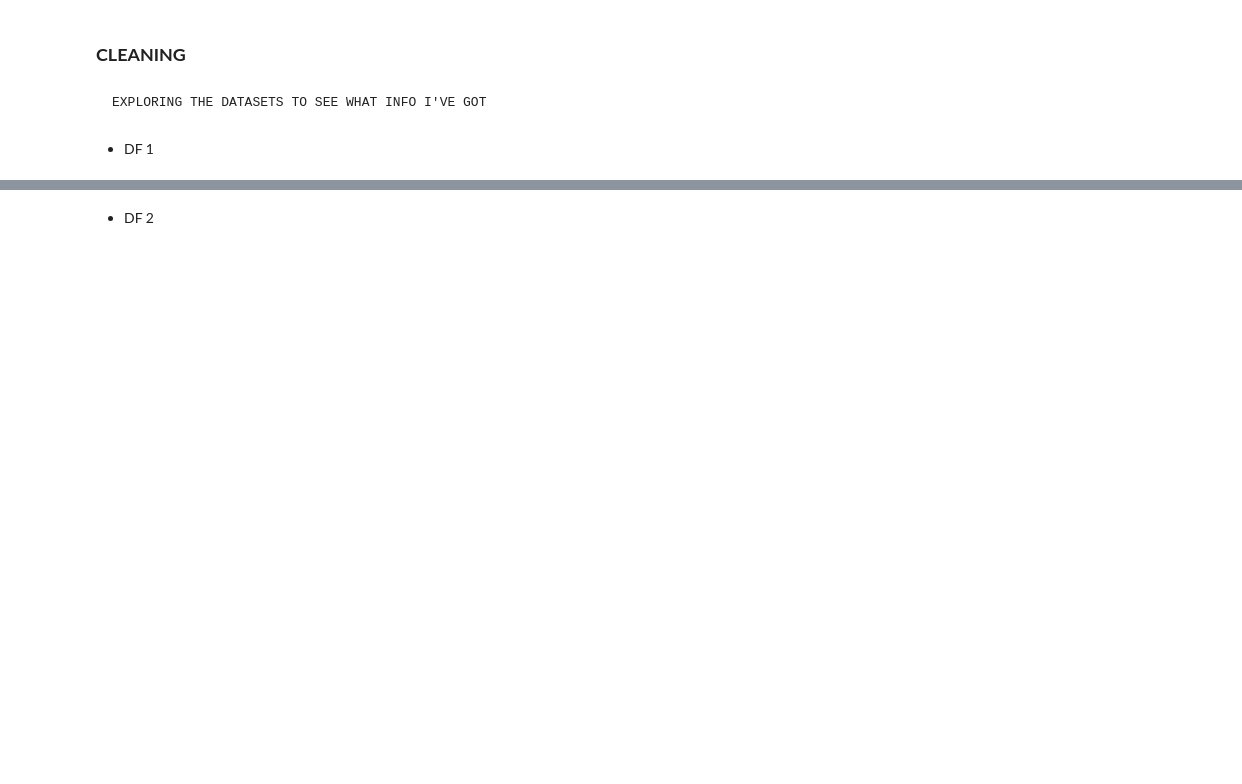
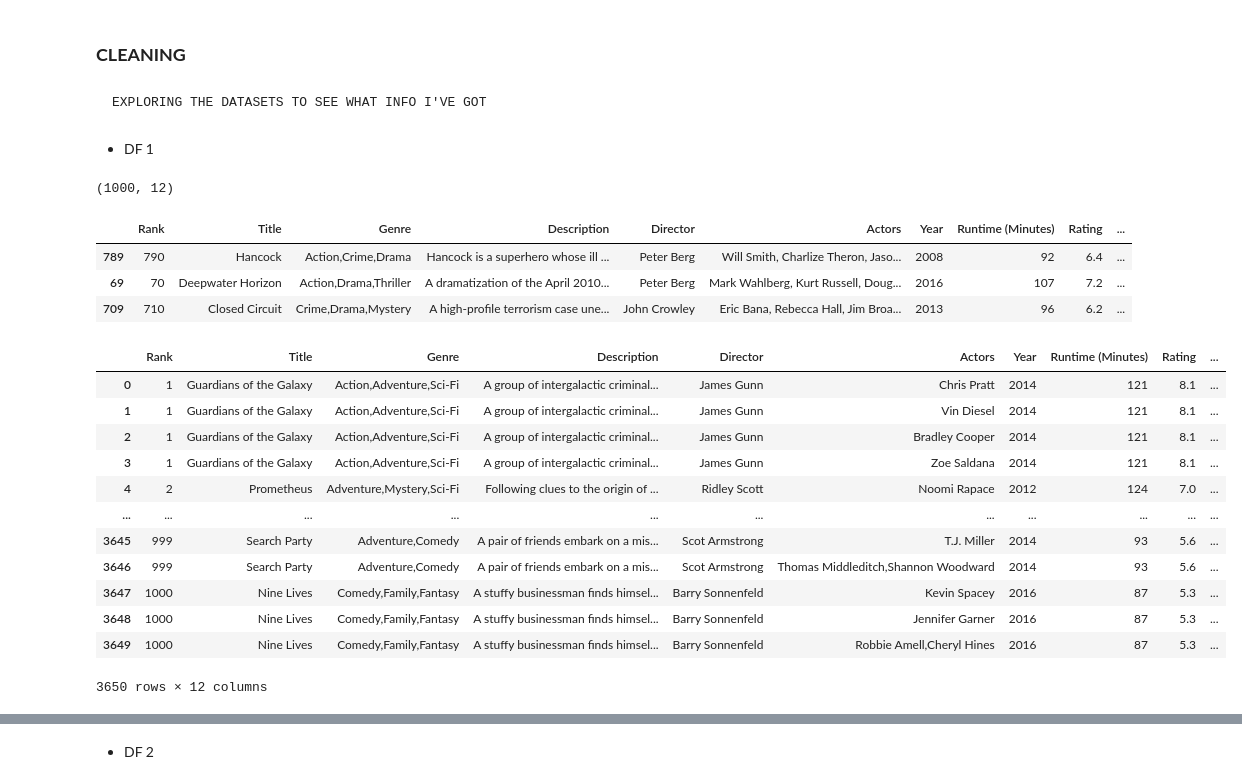
Before and after one commit to emmacunill/Actresses-and-some-Actors, a Jupyter notebook: notebooks/cleaning.ipynb, the cells around one changed output, grey strips where cells are left out. Saved outputs shown, nothing was run; the diff lists cells and outputs as text; code cells hidden in the pictures; blank space fills up the shorter version.

Commit message:
Got dataframes 1-4

```diff
--- a/notebooks/cleaning.ipynb
+++ b/notebooks/cleaning.ipynb
@@ -5,12 +5,54 @@ import pandas as pd
 # %% [markdown]
     EXPLORING THE DATASETS TO SEE WHAT INFO I'VE GOT
 # %%
-df_1 = pd.read_csv("../posibles_datasets/IMDB-Movie-Data.csv")
-df_2 = pd.read_csv("../posibles_datasets/Top 100 Greatest Hollywood Actors of All Time.csv")
-df_3 = pd.read_csv("../posibles_datasets/amazon_prime_titles.csv")
-df_4 = pd.read_csv("../posibles_datasets/database.csv")
-df_5 = pd.read_csv("../posibles_datasets/hulu_titles.csv")
+imdb = pd.read_csv("../posibles_datasets/IMDB-Movie-Data.csv")
+best_act = pd.read_csv("../posibles_datasets/Top 100 Greatest Hollywood Actors of All Time.csv")
+amazon = pd.read_csv("../posibles_datasets/amazon_prime_titles.csv")
+award = pd.read_csv("../posibles_datasets/database.csv")
+hulu = pd.read_csv("../posibles_datasets/hulu_titles.csv")
 df_6 = pd.read_csv("../posibles_datasets/imdb_top_1000.csv")
-df_7 = pd.read_csv("../posibles_datasets/netflix_titles.csv")
+netflix = pd.read_csv("../posibles_datasets/netflix_titles.csv")
 # %% [markdown]
 - DF 1
+# %%
+imdb.shape
+# %% [output]
+(1000, 12)
+# %%
+imdb.sample(3)
+# %% [output]
+|  | Rank | Title | Genre | Description | Director | Actors | Year | Runtime (Minutes) | Rating | ... |
+| 789 | 790 | Hancock | Action,Crime,Drama | Hancock is a superhero whose ill ... | Peter Berg | Will Smith, Charlize Theron, Jaso... | 2008 | 92 | 6.4 | ... |
+| 69 | 70 | Deepwater Horizon | Action,Drama,Thriller | A dramatization of the April 2010... | Peter Berg | Mark Wahlberg, Kurt Russell, Doug... | 2016 | 107 | 7.2 | ... |
+| 709 | 710 | Closed Circuit | Crime,Drama,Mystery | A high-profile terrorism case une... | John Crowley | Eric Bana, Rebecca Hall, Jim Broa... | 2013 | 96 | 6.2 | ... |
+# %%
+def lists_into_rows(df,columname):
+
+    ''' Function to create a row with duplicate information for every item on a list in every row for a column.
+    it takes 2 args:
+    - dataframe
+    - column name.
+    '''
+
+    df[columname] = df[columname].str.split(', ')
+    df_expanded = df.explode(columname)
+    df_expanded.reset_index(drop=True, inplace=True)
+    return df_expanded
+# %%
+imdb = lists_into_rows(imdb, "Actors")
+imdb.head()
+imdb
+# %% [output]
+|  | Rank | Title | Genre | Description | Director | Actors | Year | Runtime (Minutes) | Rating | ... |
+| 0 | 1 | Guardians of the Galaxy | Action,Adventure,Sci-Fi | A group of intergalactic criminal... | James Gunn | Chris Pratt | 2014 | 121 | 8.1 | ... |
+| 1 | 1 | Guardians of the Galaxy | Action,Adventure,Sci-Fi | A group of intergalactic criminal... | James Gunn | Vin Diesel | 2014 | 121 | 8.1 | ... |
+| 2 | 1 | Guardians of the Galaxy | Action,Adventure,Sci-Fi | A group of intergalactic criminal... | James Gunn | Bradley Cooper | 2014 | 121 | 8.1 | ... |
+| 3 | 1 | Guardians of the Galaxy | Action,Adventure,Sci-Fi | A group of intergalactic criminal... | James Gunn | Zoe Saldana | 2014 | 121 | 8.1 | ... |
+| 4 | 2 | Prometheus | Adventure,Mystery,Sci-Fi | Following clues to the origin of ... | Ridley Scott | Noomi Rapace | 2012 | 124 | 7.0 | ... |
+| ... | ... | ... | ... | ... | ... | ... | ... | ... | ... | ... |
+| 3645 | 999 | Search Party | Adventure,Comedy | A pair of friends embark on a mis... | Scot Armstrong | T.J. Miller | 2014 | 93 | 5.6 | ... |
+| 3646 | 999 | Search Party | Adventure,Comedy | A pair of friends embark on a mis... | Scot Armstrong | Thomas Middleditch,Shannon Woodward | 2014 | 93 | 5.6 | ... |
+| 3647 | 1000 | Nine Lives | Comedy,Family,Fantasy | A stuffy businessman finds himsel... | Barry Sonnenfeld | Kevin Spacey | 2016 | 87 | 5.3 | ... |
+| 3648 | 1000 | Nine Lives | Comedy,Family,Fantasy | A stuffy businessman finds himsel... | Barry Sonnenfeld | Jennifer Garner | 2016 | 87 | 5.3 | ... |
+| 3649 | 1000 | Nine Lives | Comedy,Family,Fantasy | A stuffy businessman finds himsel... | Barry Sonnenfeld | Robbie Amell,Cheryl Hines | 2016 | 87 | 5.3 | ... |
+3650 rows × 12 columns
```
Also changed, not shown: parts of 16 cells of this notebook.
